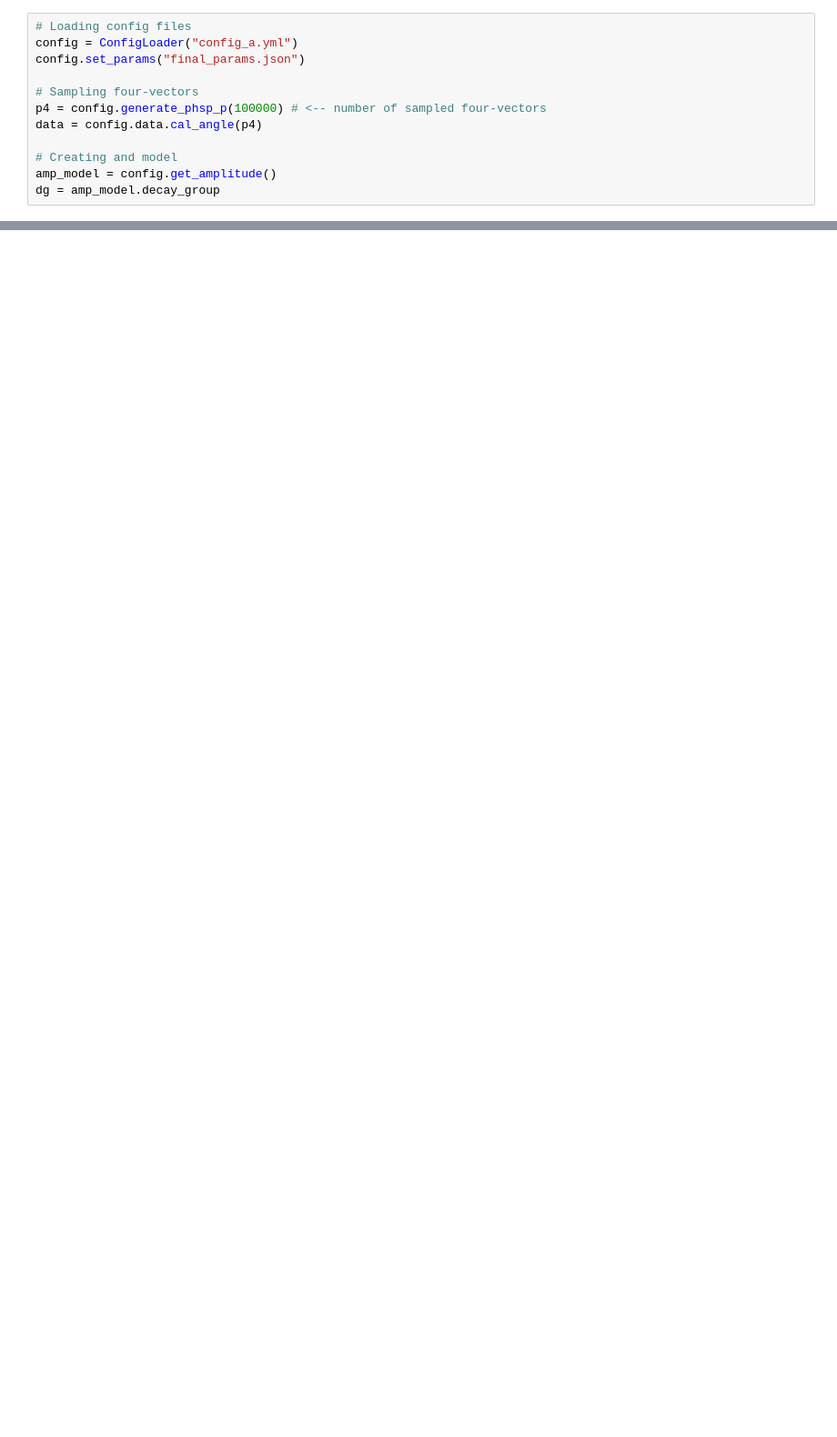
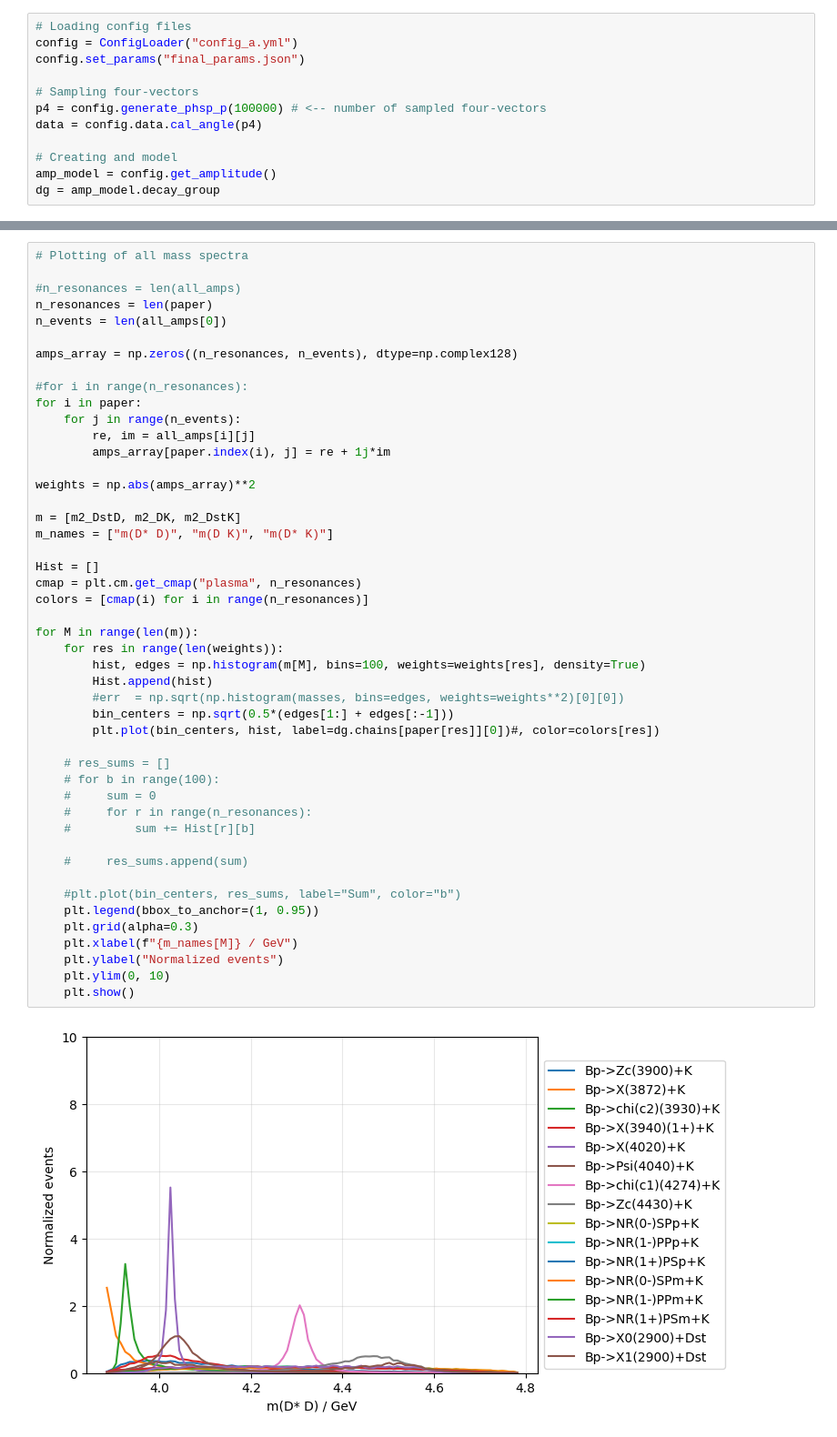
Before and after one commit to mmikhasenko/B2DxDK.jl, a Jupyter notebook: Analysis/Amplitude.ipynb, the cells around one changed output, grey strips where cells are left out. Shown: that part at 91% size. Drawn from its saved outputs; the diff is of its cells as text; blank space fills up the shorter version.

```diff
--- a/Analysis/Amplitude.ipynb
+++ b/Analysis/Amplitude.ipynb
@@ -102,0 +164,49 @@ plt.show()
+# %%
+# Plotting of all mass spectra
+
+#n_resonances = len(all_amps)
+n_resonances = len(paper)
+n_events = len(all_amps[0])
+
+amps_array = np.zeros((n_resonances, n_events), dtype=np.complex128)
+
+#for i in range(n_resonances):
+for i in paper:
+    for j in range(n_events):
+        re, im = all_amps[i][j]
+        amps_array[paper.index(i), j] = re + 1j*im
+
+weights = np.abs(amps_array)**2
+
+m = [m2_DstD, m2_DK, m2_DstK]
+m_names = ["m(D* D)", "m(D K)", "m(D* K)"]
+
+Hist = []
+cmap = plt.cm.get_cmap("plasma", n_resonances)
+colors = [cmap(i) for i in range(n_resonances)]
+
+for M in range(len(m)):
+    for res in range(len(weights)):
+        hist, edges = np.histogram(m[M], bins=100, weights=weights[res], density=True)
+        Hist.append(hist)
+        #err  = np.sqrt(np.histogram(masses, bins=edges, weights=weights**2)[0][0])
+        bin_centers = np.sqrt(0.5*(edges[1:] + edges[:-1]))
+        plt.plot(bin_centers, hist, label=dg.chains[paper[res]][0])#, color=colors[res])
+
+    # res_sums = []
+    # for b in range(100):
+    #     sum = 0
+    #     for r in range(n_resonances):
+    #         sum += Hist[r][b]
+
+    #     res_sums.append(sum)
+
+    #plt.plot(bin_centers, res_sums, label="Sum", color="b")
+    plt.legend(bbox_to_anchor=(1, 0.95))
+    plt.grid(alpha=0.3)
+    plt.xlabel(f"{m_names[M]} / GeV")
+    plt.ylabel("Normalized events")
+    plt.ylim(0, 10)
+    plt.show()
+# %% [output]
+[figure, added]
```
Also changed, not shown: parts of 12 cells of this notebook, 1 other file.
